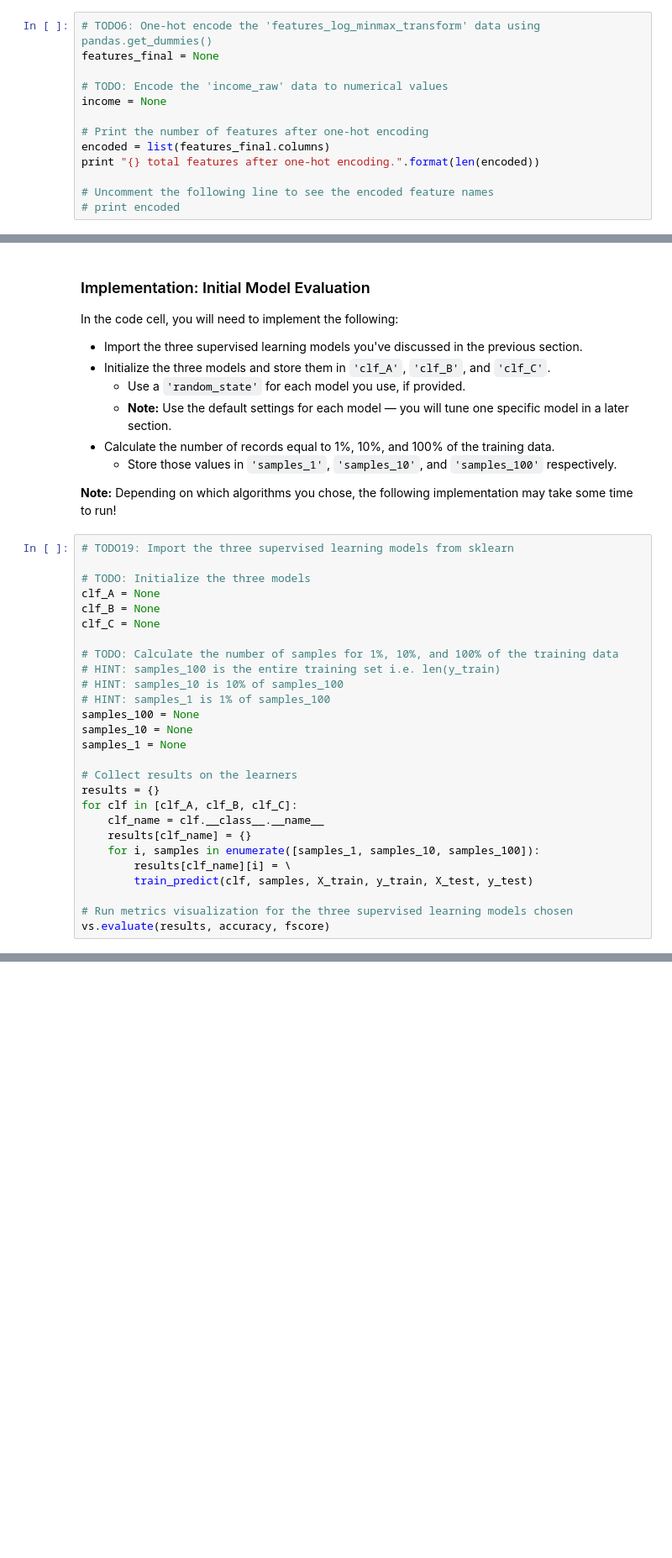
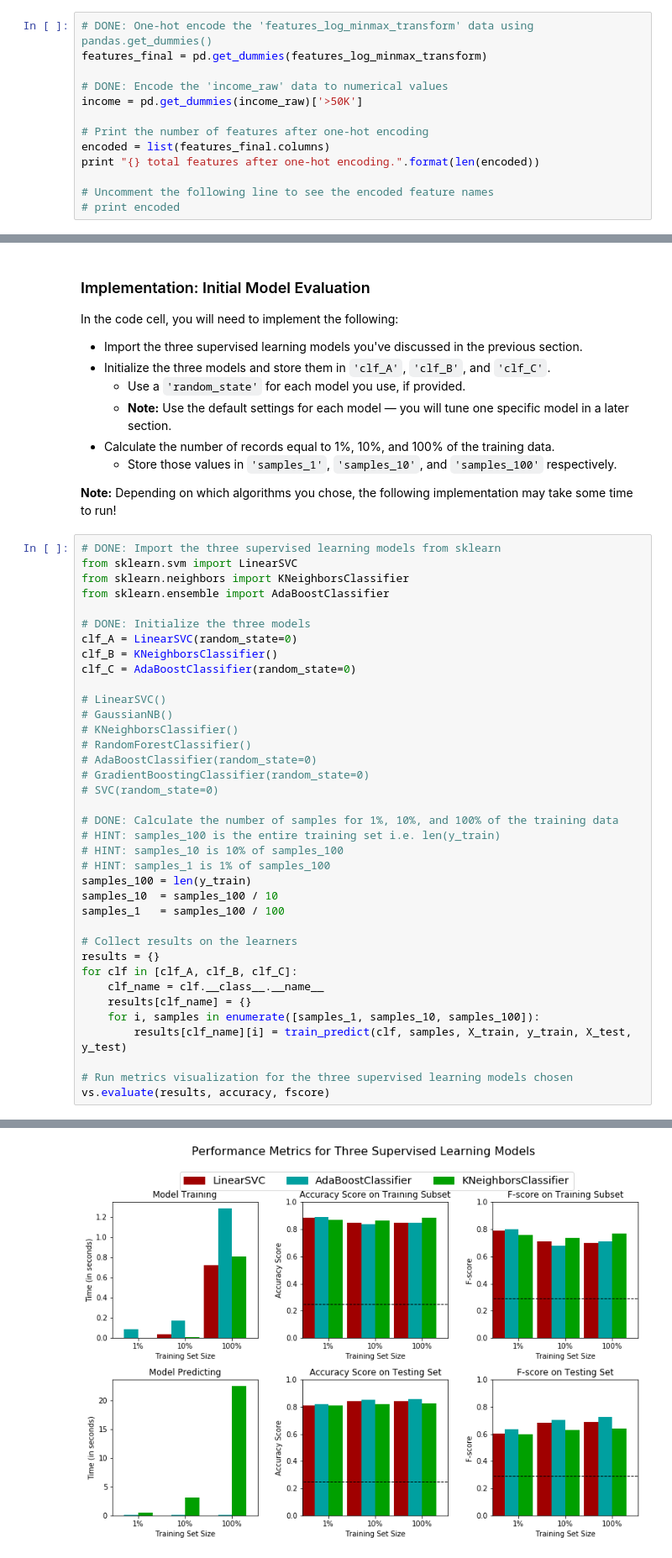
Before and after one commit to cchevalier/mlnd2-finding-donors, a Jupyter notebook: finding_donors.ipynb, the cells around one changed output, grey strips where cells are left out. Shown at 84% size. Drawn from its saved outputs; the diff is of its cells as text; blank space fills up the shorter version.

```diff
--- a/finding_donors.ipynb
+++ b/finding_donors.ipynb
@@ -141,11 +224,11 @@ Additionally, as with the non-numeric features, we need to convert the non-numer
  - Convert the target label `'income_raw'` to numerical entries.
    - Set records with "<=50K" to `0` and records with ">50K" to `1`.
 # %%
-# TODO6: One-hot encode the 'features_log_minmax_transform' data using pandas.get_dummies()
-features_final = None
+# DONE: One-hot encode the 'features_log_minmax_transform' data using pandas.get_dummies()
+features_final = pd.get_dummies(features_log_minmax_transform)
 
-# TODO: Encode the 'income_raw' data to numerical values
-income = None
+# DONE: Encode the 'income_raw' data to numerical values
+income = pd.get_dummies(income_raw)['>50K']
 
 # Print the number of features after one-hot encoding
 encoded = list(features_final.columns)
@@ -327,20 +457,31 @@ In the code cell, you will need to implement the following:
 
 **Note:** Depending on which algorithms you chose, the following implementation may take some time to run!
 # %%
-# TODO19: Import the three supervised learning models from sklearn
+# DONE: Import the three supervised learning models from sklearn
+from sklearn.svm import LinearSVC
+from sklearn.neighbors import KNeighborsClassifier
+from sklearn.ensemble import AdaBoostClassifier
 
-# TODO: Initialize the three models
-clf_A = None
-clf_B = None
-clf_C = None
+# DONE: Initialize the three models
+clf_A = LinearSVC(random_state=0)
+clf_B = KNeighborsClassifier()
+clf_C = AdaBoostClassifier(random_state=0)
 
-# TODO: Calculate the number of samples for 1%, 10%, and 100% of the training data
+# LinearSVC()
+# GaussianNB()
+# KNeighborsClassifier()
+# RandomForestClassifier()
+# AdaBoostClassifier(random_state=0)
+# GradientBoostingClassifier(random_state=0)
+# SVC(random_state=0)
+
+# DONE: Calculate the number of samples for 1%, 10%, and 100% of the training data
 # HINT: samples_100 is the entire training set i.e. len(y_train)
 # HINT: samples_10 is 10% of samples_100
 # HINT: samples_1 is 1% of samples_100
-samples_100 = None
-samples_10 = None
-samples_1 = None
+samples_100 = len(y_train)
+samples_10  = samples_100 / 10
+samples_1   = samples_100 / 100
 
 # Collect results on the learners
 results = {}
@@ -348,8 +489,8 @@ for clf in [clf_A, clf_B, clf_C]:
     clf_name = clf.__class__.__name__
     results[clf_name] = {}
     for i, samples in enumerate([samples_1, samples_10, samples_100]):
-        results[clf_name][i] = \
-        train_predict(clf, samples, X_train, y_train, X_test, y_test)
+        results[clf_name][i] = train_predict(clf, samples, X_train, y_train, X_test, y_test)
 
 # Run metrics visualization for the three supervised learning models chosen
 vs.evaluate(results, accuracy, fscore)
+# %% [output]
@@ -355,0 +506 @@ vs.evaluate(results, accuracy, fscore)
+[figure, added]
```
Also changed, not shown: parts of 32 cells of this notebook, 1 other file.
